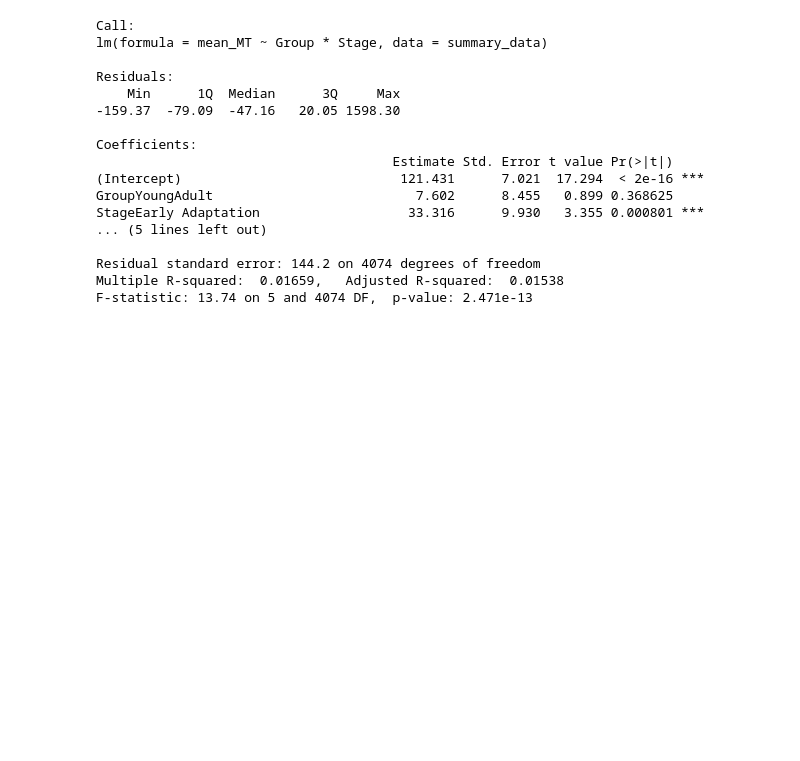
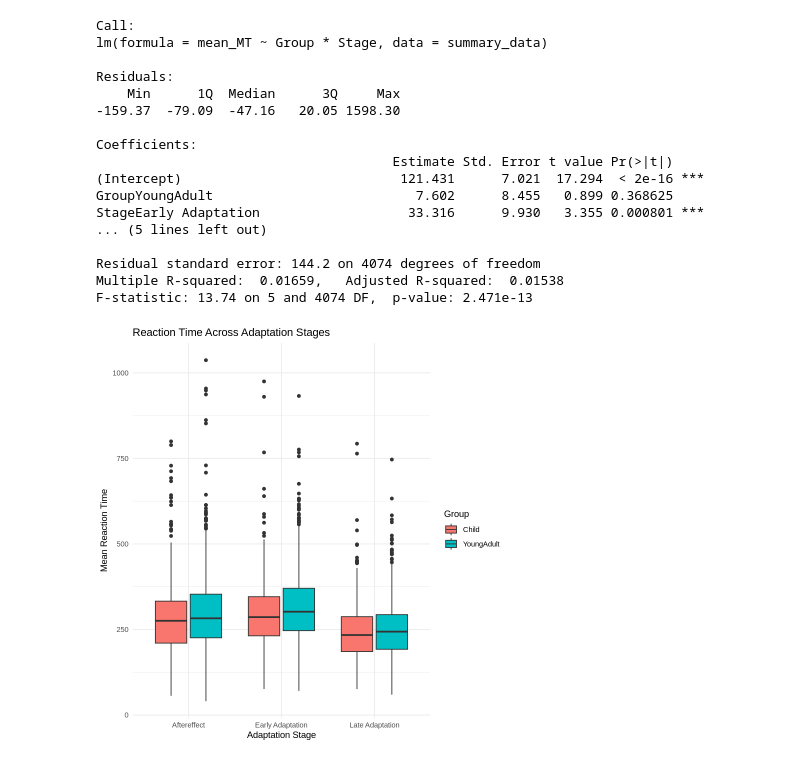
Before and after one commit to scelliot-cpu/Elliott_DSPN_26_FinalProject, a Jupyter notebook: Elliott_DSPN_S26_FinalProject.ipynb, the cells around one changed output. Saved outputs shown, nothing was run; the diff lists cells and outputs as text; code cells hidden in the pictures; blank space fills up the shorter version.

```diff
--- a/Elliott_DSPN_S26_FinalProject.ipynb
+++ b/Elliott_DSPN_S26_FinalProject.ipynb
@@ -196,3 +193,15 @@ StageEarly Adaptation                   33.316      9.930   3.355 0.000801 ***
 Residual standard error: 144.2 on 4074 degrees of freedom
 Multiple R-squared:  0.01659,   Adjusted R-squared:  0.01538
 F-statistic: 13.74 on 5 and 4074 DF,  p-value: 2.471e-13
+# %%
+library(ggplot2)
+ggplot(summary_data, aes(x = Stage, y = mean_RT, fill = Group)) +
+  geom_boxplot() +
+  theme_minimal() +
+  labs(
+    title = "Reaction Time Across Adaptation Stages",
+    x = "Adaptation Stage",
+    y = "Mean Reaction Time"
+  )
+# %% [output]
+[figure, added]
```
Also changed, not shown: parts of 4 cells of this notebook.
